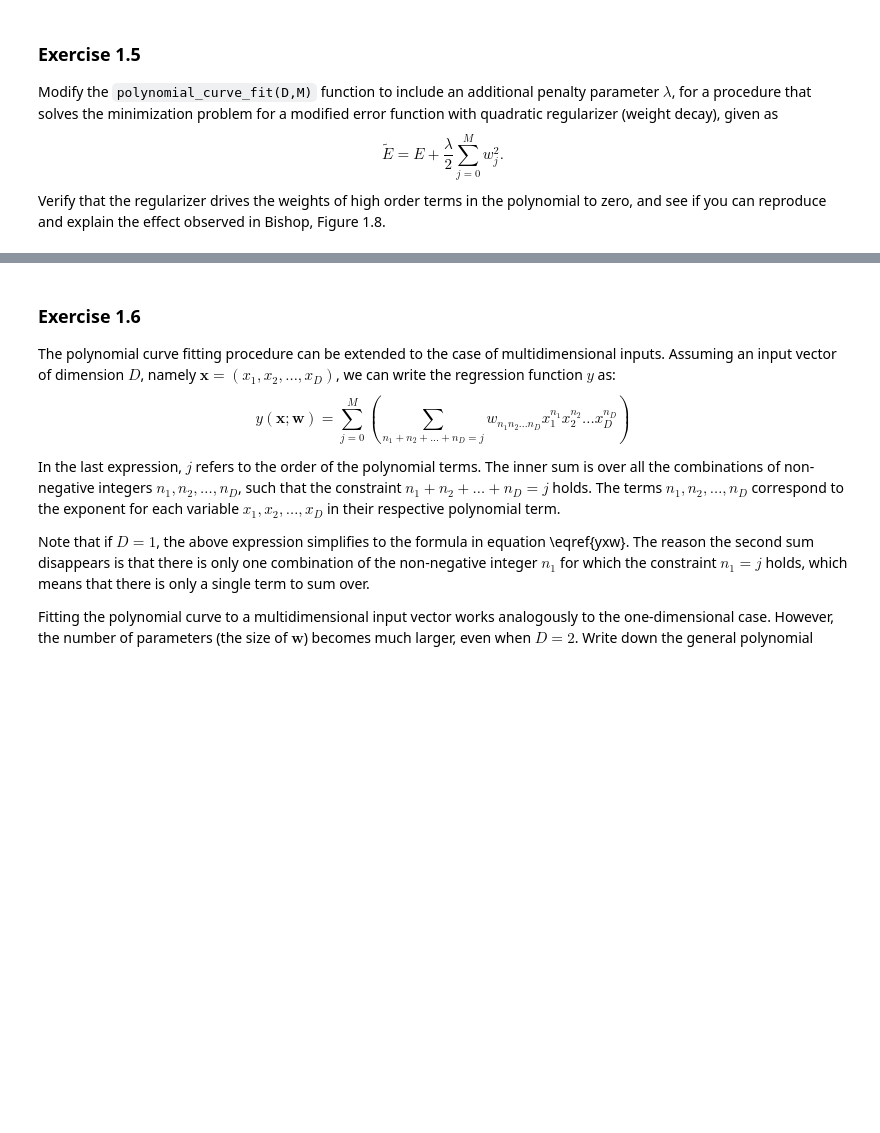
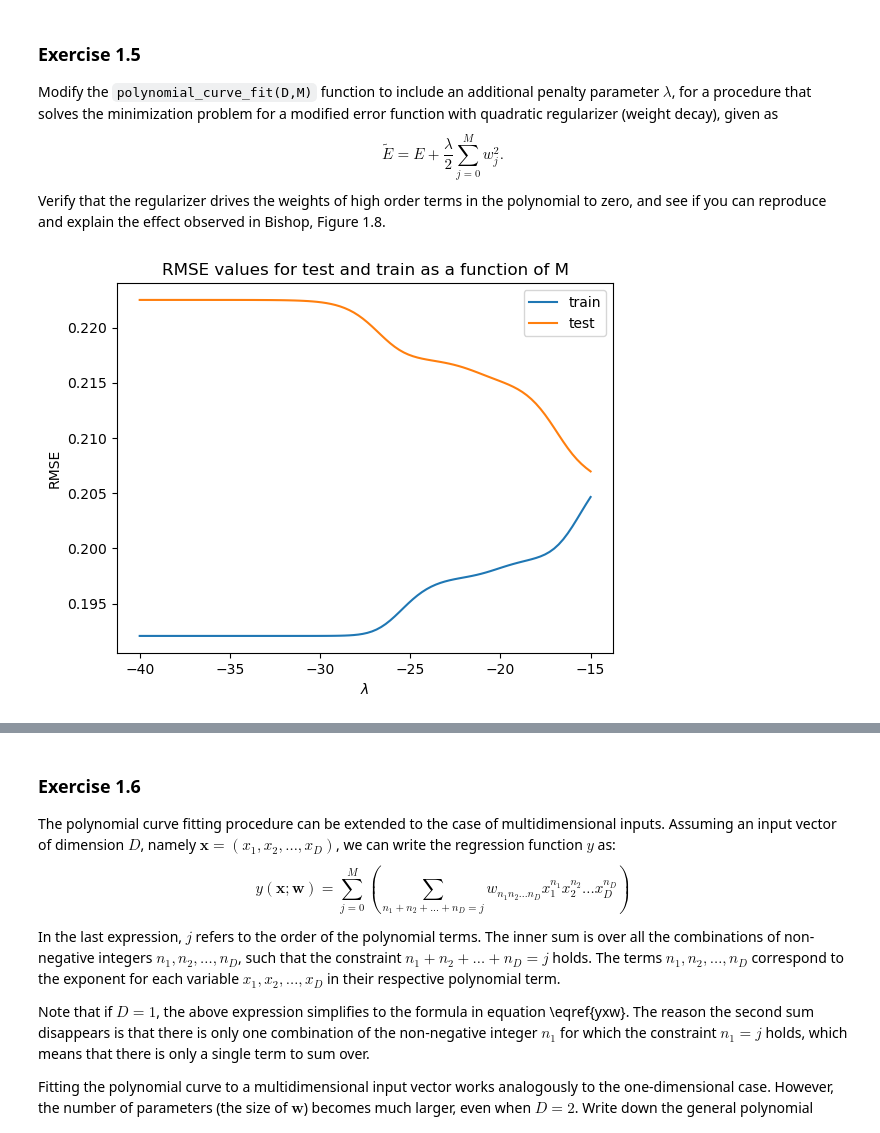
Before and after one commit to meraxion/SML24, a Jupyter notebook: SML24_as01_1.ipynb, the cells around one changed output, grey strips where cells are left out. Cells and saved outputs as stored; diff of their text form; code cells hidden in the pictures; blank space fills up the shorter version.

```diff
--- a/SML24_as01_1.ipynb
+++ b/SML24_as01_1.ipynb
@@ -329,3 +316,82 @@ raise NotImplementedError()
+# %%
+def polynomial_curve_fit(D, M, lmb = 0):
+    ''' This functions computes the value of a polynomial with weights w on data points x.
+
+    Parameters
+    ----------
+    D : array
+        Input dataset D.
+    M : int
+        The degree of the polynomial.
+    lmb : float, optional
+        Regularization parameter for polynomial curve fitting.
+
+    Returns
+    -------
+    float
+        Fitted weight vector w that minimizes the sum-of-squares function.
+    '''
+    # YOUR CODE HERE
+    x = D[:,0]
+    t = D[:,1]
+
+    # A polynomial of degree M has M+1 weights
+    # implementation by explicitly constructing matrices
+    A = np.zeros((M+1, M+1))
+    for i in range(M+1):
+        for j in range(M+1):
+            A[i,j] = np.sum(x**(i+j))
+
+    T = np.zeros((M+1,))
+    for i in range(M+1):
+        T[i,] = np.sum(t*x**i)
+
+    I = np.identity(M+1)
+
+    # Alternative implementation (not finished/tested):
+    # phi = x**i for i in range(len(x))
+    # A = phi.T*phi
+    # T = phi.T*t
+    w = np.linalg.solve((lmb*I)+A, T)
+    return w
+
+def regularization_analytics(train_data, test_data):
+
+    log_lmbs = np.linspace(-40, -15, 100)
+
+    order = 9
+
+    rms_trains = []
+    rms_tests  = []
+
+    for log_lmb in log_lmbs:
+        weights = polynomial_curve_fit(train_data, order, np.exp(log_lmb))
+
+        ys_train = polynomial(train_data[:,0], weights)
+        rms_train = np.sqrt((2*(1/2)*np.sum((ys_train - train_data[:,1])**2))/len(ys_train))
+
+        ys_test = polynomial(test_data[:,0], weights)
+        rms_test = np.sqrt((2*(1/2)*np.sum((ys_test - test_data[:,1])**2))/len(ys_test))
+
+        rms_trains.append(rms_train)
+        rms_tests.append(rms_test)
+
+    plt.plot(log_lmbs, rms_trains, label="train")
+    plt.plot(log_lmbs, rms_tests,  label="test" )
+
+    plt.legend()
+
+    plt.title("RMSE values for test and train as a function of M")
+    plt.xlabel(r"$\lambda$")
+    plt.ylabel("RMSE")
+
+#     plt.xticks(np.log(lmbs))
+
+    plt.show()
+
+regularization_analytics(D_train, D_test)
+# %% [output]
+[figure, added]
 # %%
 """
 Hidden test for polynomial_curve_fit.
```
Also changed, not shown: parts of 8 cells of this notebook.
